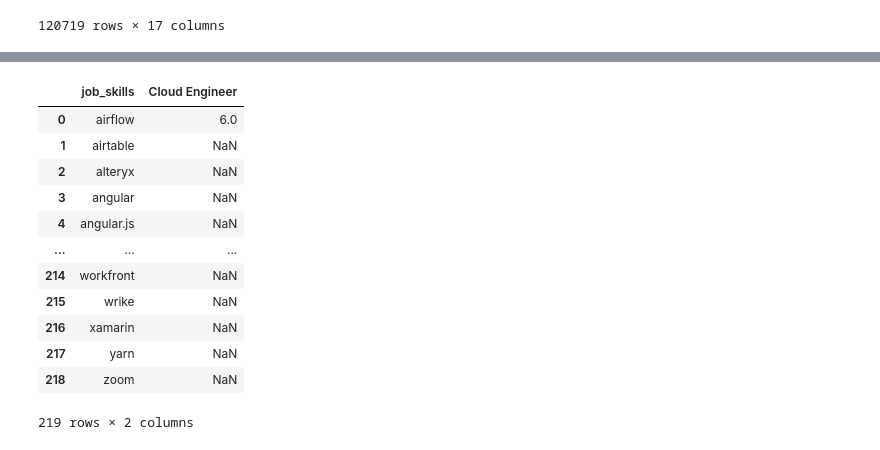
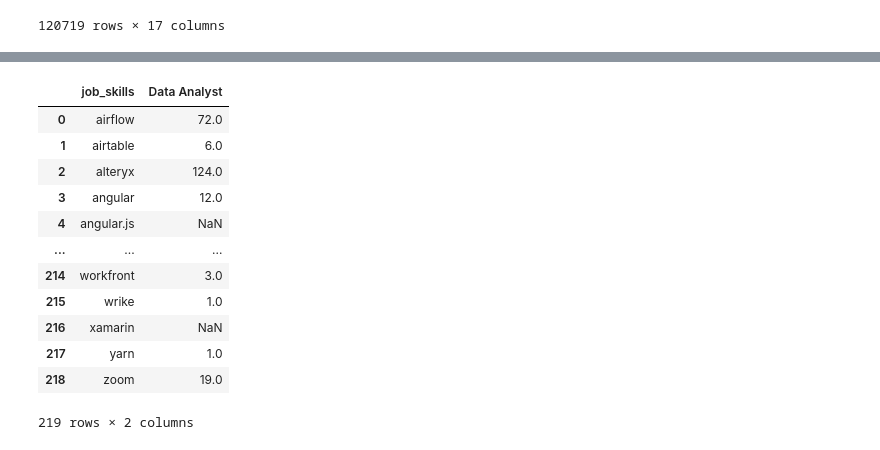
Before and after one commit to Vijay2887/Pandas_Python, a Jupyter notebook: 7_explode.ipynb, the cells around one changed output, grey strips where cells are left out. Saved outputs shown, nothing was run; the diff lists cells and outputs as text; code cells hidden in the pictures.

```diff
--- a/7_explode.ipynb
+++ b/7_explode.ipynb
@@ -72,22 +59,22 @@ skills_job_df
 # %%
-job_role = "Cloud Engineer"
-specific_job_role_df = skills_job_df.loc[:, job_role]
+job_role = "Data Analyst"
+specific_job_role_df = skills_job_df.loc[:, job_role].copy()
 # The above code will give us a series.. We can convert a series to a DF by resetting its index as shown below
 specific_job_role_df = specific_job_role_df.reset_index()
 specific_job_role_df
 # %% [output]
-|  | job_skills | Cloud Engineer |
-| 0 | airflow | 6.0 |
-| 1 | airtable | NaN |
-| 2 | alteryx | NaN |
-| 3 | angular | NaN |
+|  | job_skills | Data Analyst |
+| 0 | airflow | 72.0 |
+| 1 | airtable | 6.0 |
+| 2 | alteryx | 124.0 |
+| 3 | angular | 12.0 |
 | 4 | angular.js | NaN |
 | ... | ... | ... |
-| 214 | workfront | NaN |
-| 215 | wrike | NaN |
+| 214 | workfront | 3.0 |
+| 215 | wrike | 1.0 |
 | 216 | xamarin | NaN |
-| 217 | yarn | NaN |
-| 218 | zoom | NaN |
+| 217 | yarn | 1.0 |
+| 218 | zoom | 19.0 |
 219 rows × 2 columns
 # %%
 # Lets clean it up a bit and remove any rows where the column value is NaN
```
Also changed, not shown: parts of 2 cells of this notebook.
